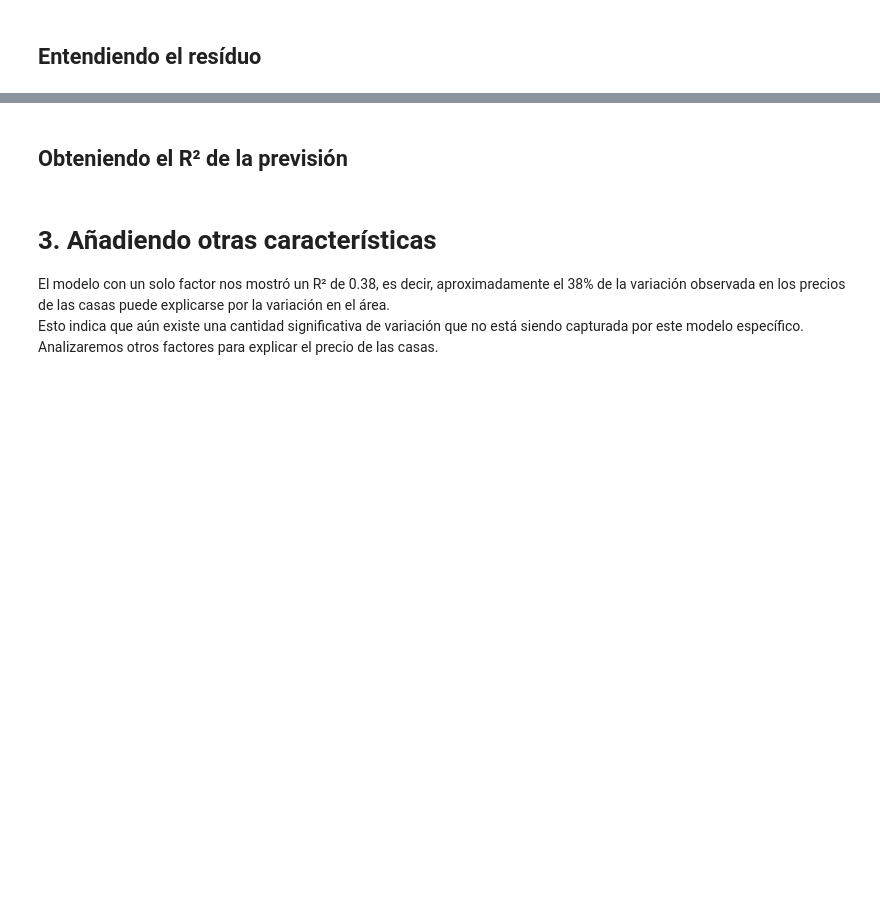
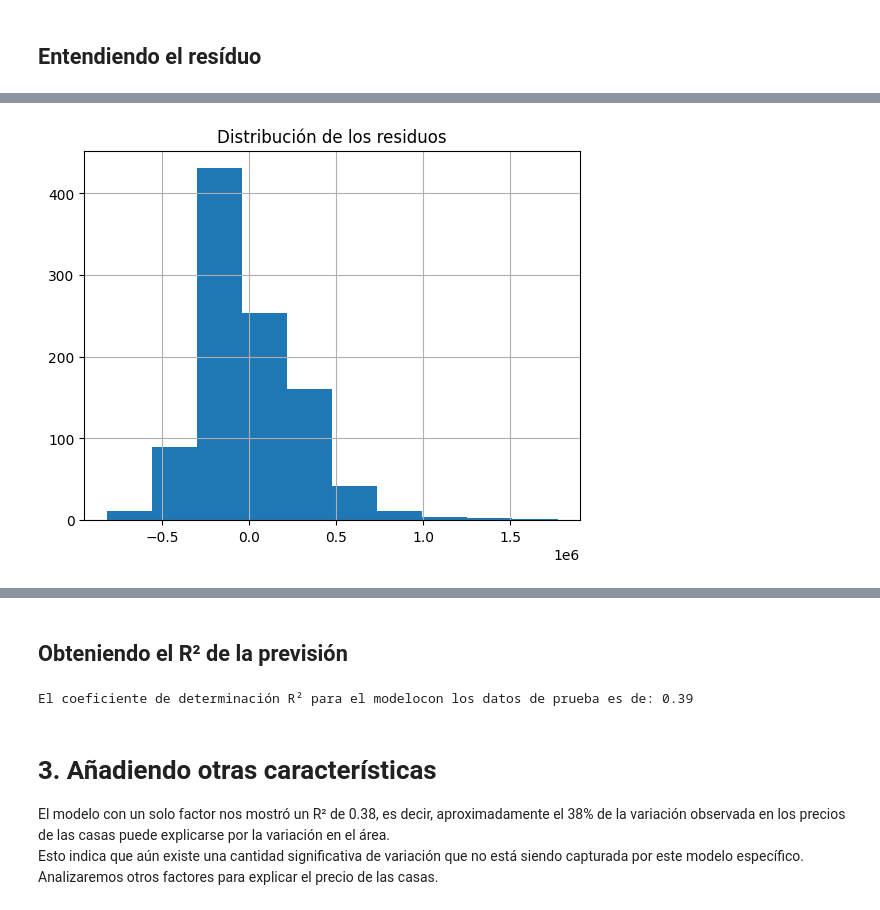
Before and after one commit to Nataliahfk/estadistica_python, a Jupyter notebook: precios_de_inmuebles_regresion_lineal.ipynb, the cells around one changed output, grey strips where cells are left out. Saved outputs shown, nothing was run; the diff lists cells and outputs as text; code cells hidden in the pictures; blank space fills up the shorter version.

```diff
--- a/precios_de_inmuebles_regresion_lineal.ipynb
+++ b/precios_de_inmuebles_regresion_lineal.ipynb
@@ -378,3 +393,10 @@ Una de las fórmulas del R² puede ser representada por la razón entre la varia
+# %%
+# Cómo están distribuidos
+modelo_0.resid.hist()
+plt.title('Distribución de los residuos')
+plt.show()
+# %% [output]
+[figure, added]
 # %% [markdown]
 <img src="https://i.ibb.co/zGTB35V/residuos.png" alt="residuos" border="0">
 # %% [markdown]
@@ -388,3 +410,8 @@ Una de las fórmulas del R² puede ser representada por la razón entre la varia
+# %%
+# mostrando el resultado de r²
+print(f'El coeficiente de determinación R² para el modelocon los datos de prueba es de: {round(r2_score(y_test, y_predict),2)}')
+# %% [output]
+El coeficiente de determinación R² para el modelocon los datos de prueba es de: 0.39
 # %% [markdown]
 # 3. Añadiendo otras características
 
```
Also changed, not shown: parts of 18 cells of this notebook.
